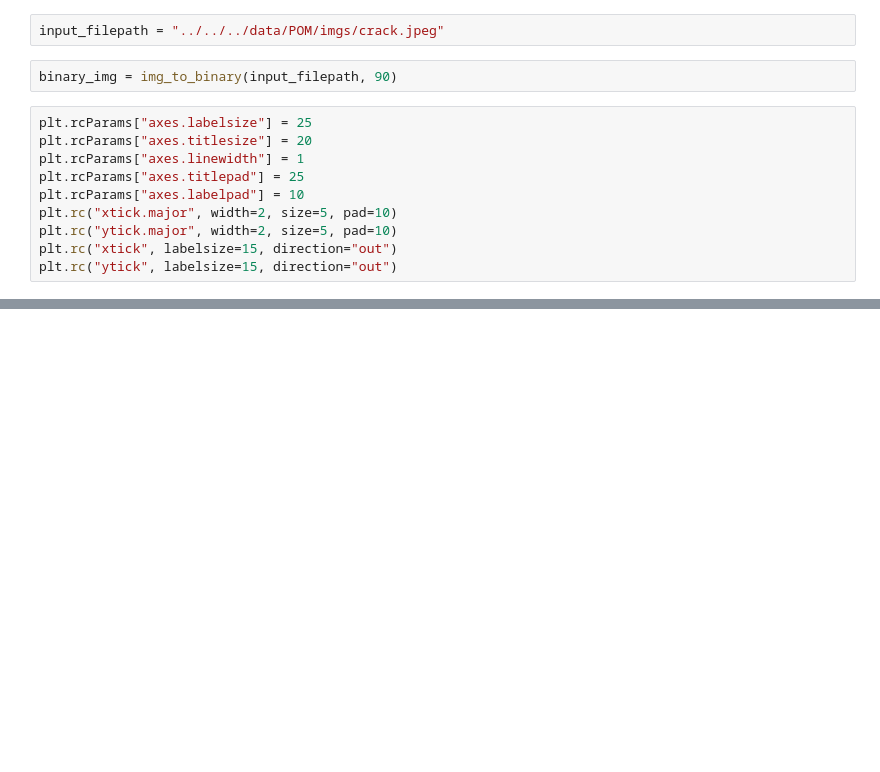
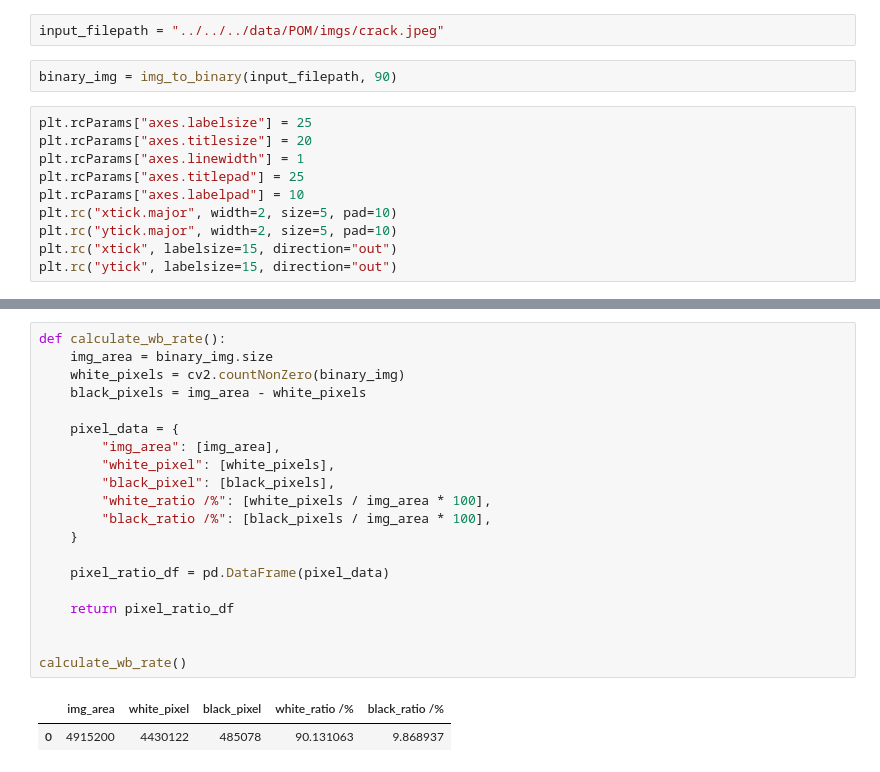
Before and after one commit to t-tsukuba/Experiment-Analysis, a Jupyter notebook: program/POM/image_analysis/analysis.ipynb, the cells around one changed output, grey strips where cells are left out. Saved outputs shown, nothing was run; the diff lists cells and outputs as text; blank space fills up the shorter version.

```diff
--- a/program/POM/image_analysis/analysis.ipynb
+++ b/program/POM/image_analysis/analysis.ipynb
@@ -32,0 +56,23 @@ binary_img_graph()
+# %%
+def calculate_wb_rate():
+    img_area = binary_img.size
+    white_pixels = cv2.countNonZero(binary_img)
+    black_pixels = img_area - white_pixels
+
+    pixel_data = {
+        "img_area": [img_area],
+        "white_pixel": [white_pixels],
+        "black_pixel": [black_pixels],
+        "white_ratio /%": [white_pixels / img_area * 100],
+        "black_ratio /%": [black_pixels / img_area * 100],
+    }
+
+    pixel_ratio_df = pd.DataFrame(pixel_data)
+
+    return pixel_ratio_df
+
+
+calculate_wb_rate()
+# %% [output]
+|  | img_area | white_pixel | black_pixel | white_ratio /% | black_ratio /% |
+| 0 | 4915200 | 4430122 | 485078 | 90.131063 | 9.868937 |
```
Also changed, not shown: parts of 3 cells of this notebook.
